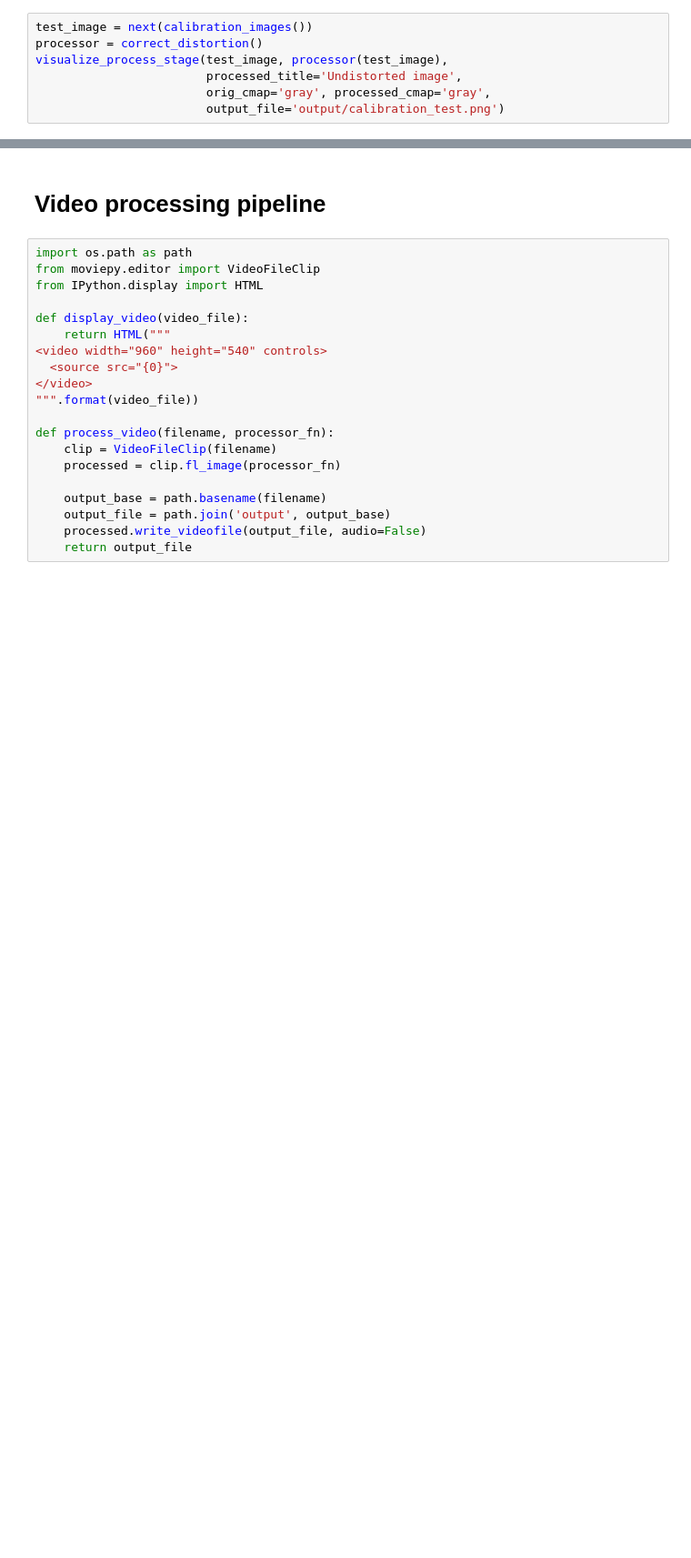
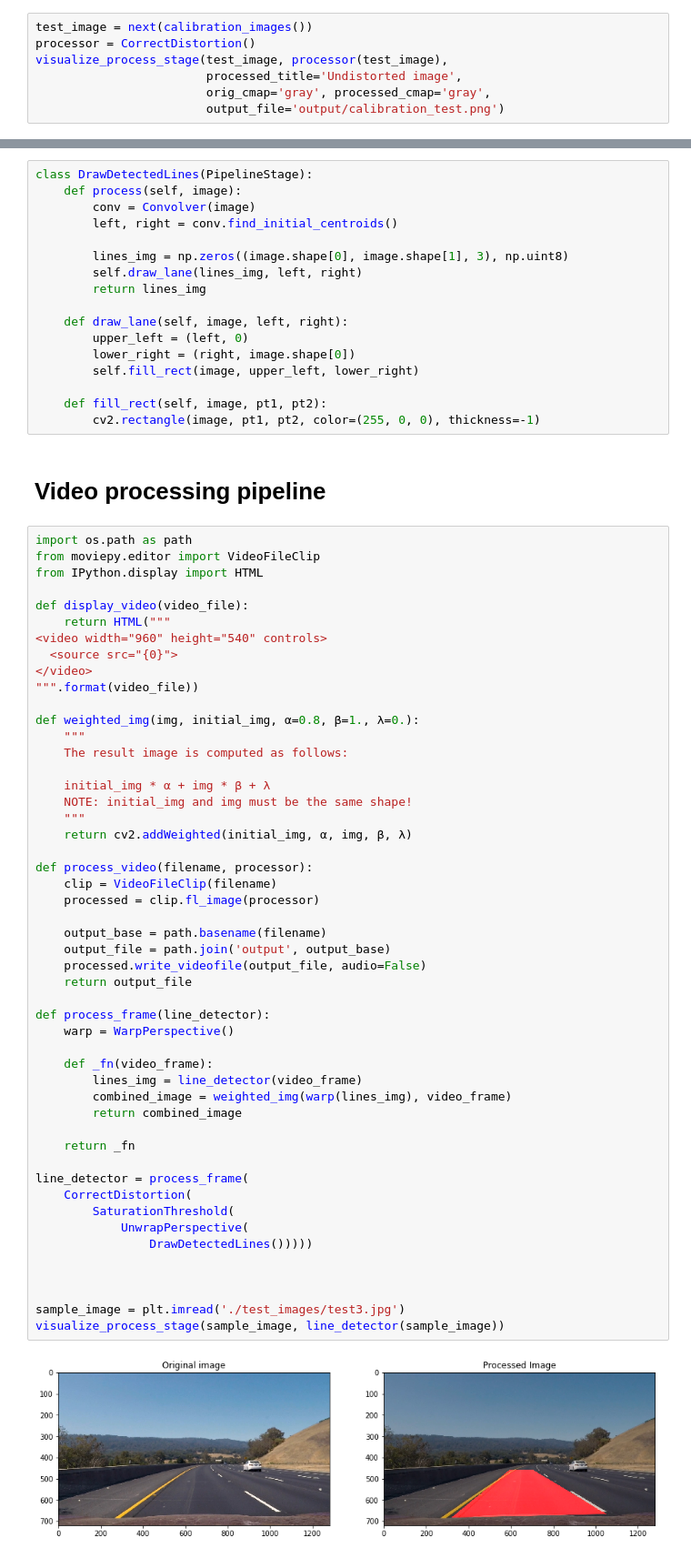
Before and after one commit to tindandelion/carnd-advanced-lane-detection-p4, a Jupyter notebook: advanced-lane-detection.ipynb, the cells around one changed output, grey strips where cells are left out. Shown at 91% size. Cells and saved outputs as stored; diff of their text form; blank space fills up the shorter version.

```diff
--- a/advanced-lane-detection.ipynb
+++ b/advanced-lane-detection.ipynb
@@ -105,7 +103,7 @@ correct_distortion.calibrate(calibration_images())
 # Testing calibration
 # %%
 test_image = next(calibration_images())
-processor = correct_distortion()
+processor = CorrectDistortion()
 visualize_process_stage(test_image, processor(test_image),
                         processed_title='Undistorted image',
                         orig_cmap='gray', processed_cmap='gray',
@@ -175,22 +234,71 @@ visualize_process_stage(sample_image, warped, processed_title='Perspective trans
+# %%
+class DrawDetectedLines(PipelineStage):
+    def process(self, image):
+        conv = Convolver(image)
+        left, right = conv.find_initial_centroids()
+
+        lines_img = np.zeros((image.shape[0], image.shape[1], 3), np.uint8)
+        self.draw_lane(lines_img, left, right)
+        return lines_img
+
+    def draw_lane(self, image, left, right):
+        upper_left = (left, 0)
+        lower_right = (right, image.shape[0])
+        self.fill_rect(image, upper_left, lower_right)
+
+    def fill_rect(self, image, pt1, pt2):
+        cv2.rectangle(image, pt1, pt2, color=(255, 0, 0), thickness=-1)
 # %% [markdown]
 # Video processing pipeline
 # %%
 import os.path as path
 from moviepy.editor import VideoFileClip
 from IPython.display import HTML
 
 def display_video(video_file):
     return HTML("""
 <video width="960" height="540" controls>
   <source src="{0}">
 </video>
 """.format(video_file))
 
-def process_video(filename, processor_fn):
+def weighted_img(img, initial_img, α=0.8, β=1., λ=0.):
+    """
+    The result image is computed as follows:
+
+    initial_img * α + img * β + λ
+    NOTE: initial_img and img must be the same shape!
+    """
+    return cv2.addWeighted(initial_img, α, img, β, λ)
+
+def process_video(filename, processor):
     clip = VideoFileClip(filename)
-    processed = clip.fl_image(processor_fn)
+    processed = clip.fl_image(processor)
 
     output_base = path.basename(filename)
     output_file = path.join('output', output_base)
     processed.write_videofile(output_file, audio=False)
     return output_file
+
+def process_frame(line_detector):
+    warp = WarpPerspective()
+
+    def _fn(video_frame):
+        lines_img = line_detector(video_frame)
+        combined_image = weighted_img(warp(lines_img), video_frame)
+        return combined_image
+
+    return _fn
+
+line_detector = process_frame(
+    CorrectDistortion(
+        SaturationThreshold(
+            UnwrapPerspective(
+                DrawDetectedLines()))))
+
+
+
+sample_image = plt.imread('./test_images/test3.jpg')
+visualize_process_stage(sample_image, line_detector(sample_image))
+# %% [output]
+[figure, added]
```
Also changed, not shown: parts of 15 cells of this notebook, 5 other files.
